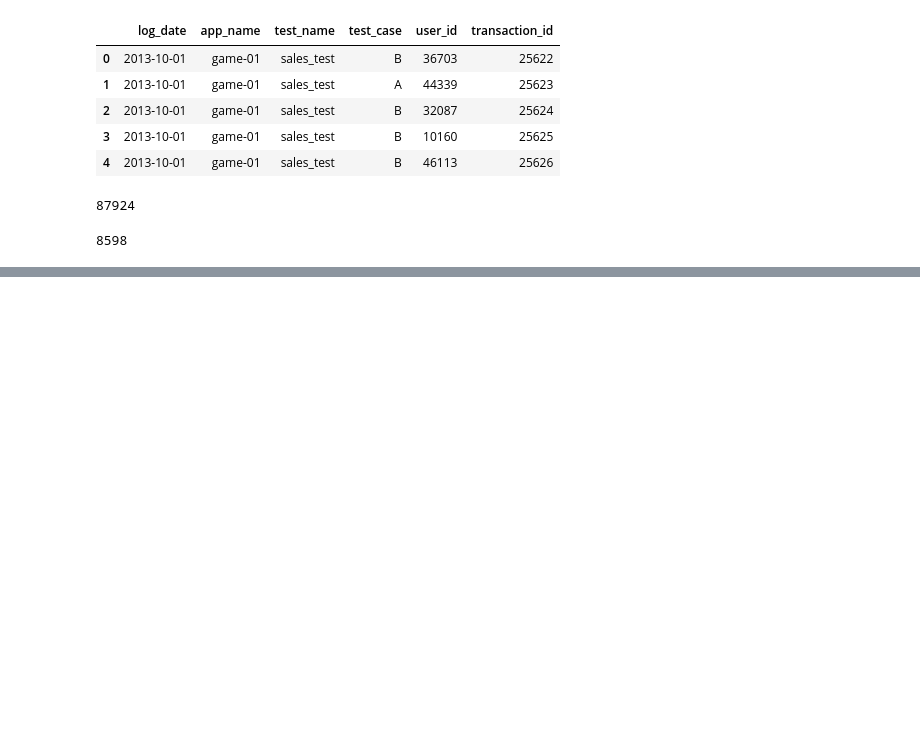
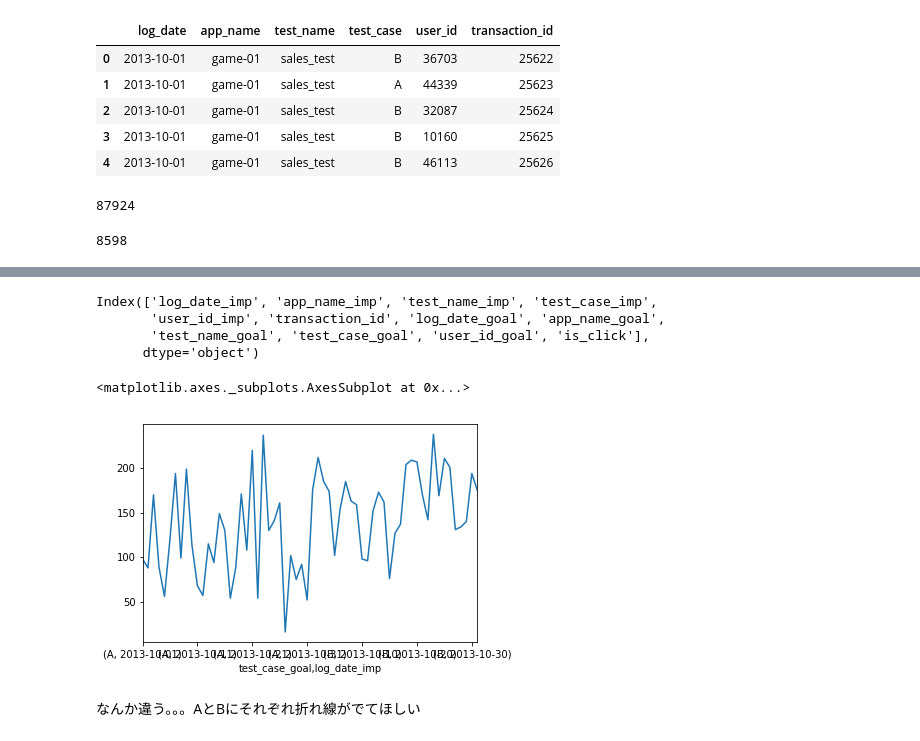
Before and after one commit to Aipakazuma/data_science, a Jupyter notebook: no5.ipynb, the cells around one changed output, grey strips where cells are left out. Drawn from its saved outputs; the diff is of its cells as text; code cells hidden in the pictures; blank space fills up the shorter version.

```diff
--- a/no5.ipynb
+++ b/no5.ipynb
@@ -75,0 +116,4 @@ ab_test_merge.rename({'log_date_x': 'log_date_click', 'log_date_y': 'log_date_lm
+# %%
+# クリックしていないところを'No'、したところを'Yes'を入れるカラムを作る
+ab_test_merge['is_click'] = 'Yes'
+ab_test_merge.loc[ab_test_merge['log_date_goal'].isnull() == True, 'is_click'] = 'No'
@@ -75,0 +246,17 @@ ab_test_merge.rename({'log_date_x': 'log_date_click', 'log_date_y': 'log_date_lm
+# %%
+ab_test_merge.columns
+# %% [output]
+Index(['log_date_imp', 'app_name_imp', 'test_name_imp', 'test_case_imp',
+       'user_id_imp', 'transaction_id', 'log_date_goal', 'app_name_goal',
+       'test_name_goal', 'test_case_goal', 'user_id_goal', 'is_click'],
+      dtype='object')
+# %%
+# 時系列なグラフを出すよー
+
+_plot = ab_test_merge.loc[ab_test_merge['is_click'] == 'Yes', ['log_date_imp', 'test_case_goal', 'transaction_id']]
+_plot.groupby(['test_case_goal', 'log_date_imp'])['log_date_imp'].count().plot()
+# %% [output]
+<matplotlib.axes._subplots.AxesSubplot at 0x...>
+[figure, added]
+# %% [markdown]
+なんか違う。。。AとBにそれぞれ折れ線がでてほしい
```
Also changed, not shown: parts of 57 cells of this notebook, 2 other files.
